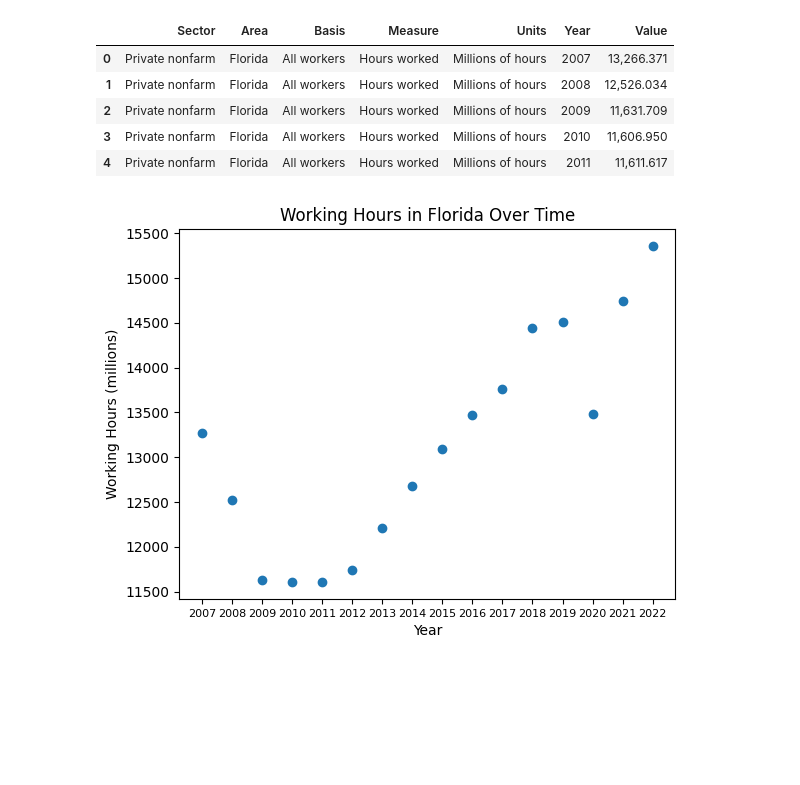
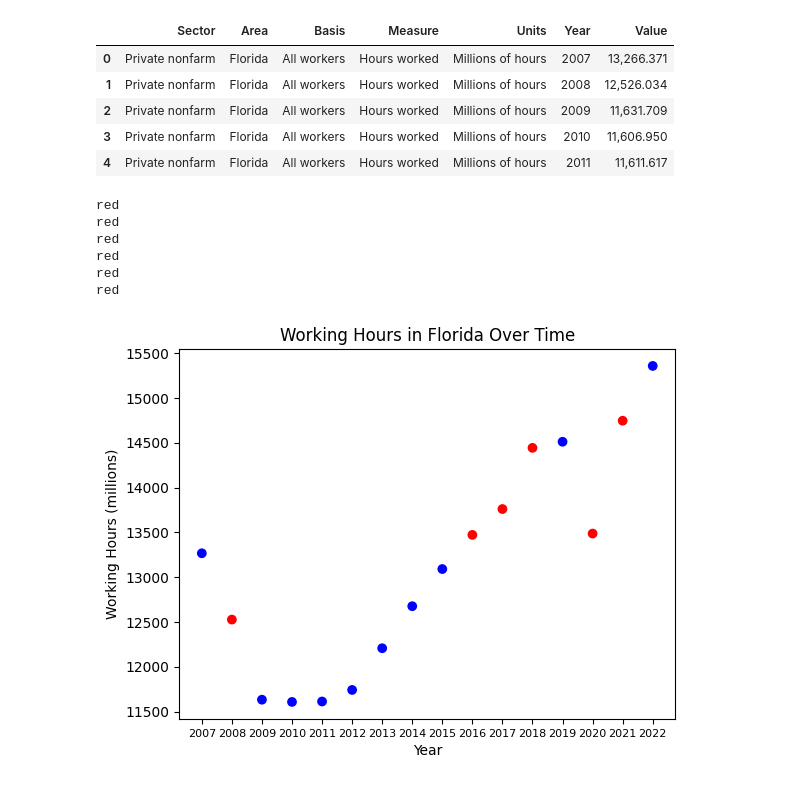
Before and after one commit to Johnsonahs/YSP-Python, a Jupyter notebook: Data_Analysis.ipynb, the cells around one changed output. Cells and saved outputs as stored; diff of their text form; code cells hidden in the pictures; blank space fills up the shorter version.

```diff
--- a/Data_Analysis.ipynb
+++ b/Data_Analysis.ipynb
@@ -137,3 +165,10 @@ for i in range(len(population_data)):
         population_data.iloc[i, 0] = '20' + population_data.iloc[i, 0]
 population_data = population_data.iloc[100:, :]
 population_data = population_data.reset_index(drop=True)
+# %%
+# Adding colors to the population data for plotting
+population_data['Color'] = 'blue'
+
+for year in np.unique(np.array(major_hurricanes['YEAR'])):
+    population_data.iloc[year - 2000, 3]= 'red'
+    print(population_data[population_data['Date'] == str(year)].loc[:, 'Color'])
@@ -201,19 +248,32 @@ working_hours = working_hours[working_hours['Measure'] == 'Hours worked']
 for i in range(len(working_hours.iloc[:, 6])):
     working_hours.iloc[i, 6] = working_hours.iloc[i, 6].replace(',', '')
 working_hours.iloc[:, 6] = working_hours.iloc[:, 6].astype(float)
+# %%
+# Adding colors to the working hours data for plotting
+working_hours['Color'] = 'blue'
+
+for year in np.unique(np.array(major_hurricanes['YEAR'])):
+    working_hours.iloc[year - 2007, 7]= 'red'
+    print(working_hours.iloc[year - 2007, 7])
+# %% [output]
+red
+red
+red
+red
+red
+red
 # %%
 # Plot of working hours in Florida over time
-# Later, I will change colors of points of strong storms
 
 fig, ax = plt.subplots()
-plt.scatter(x = working_hours.iloc[:, 5], y = working_hours.iloc[:, 6])
+plt.scatter(x = working_hours.iloc[:, 5], y = working_hours.iloc[:, 6], c = working_hours.iloc[:, 7])
 start, end = ax.get_xlim()
 ax.xaxis.set_ticks(np.arange(2007, end, 1))
 ax.xaxis.set_ticklabels(labels = working_hours.iloc[:, 5], fontsize = 8)
 plt.title('Working Hours in Florida Over Time')
 plt.xlabel('Year')
 plt.ylabel('Working Hours (millions)')
 plt.savefig('FL_working_hours_over_time.png')
 plt.show()
 # %% [output]
-[figure, old version]
+[figure, new version]
```
Also changed, not shown: parts of 8 cells of this notebook, 4 other files.
